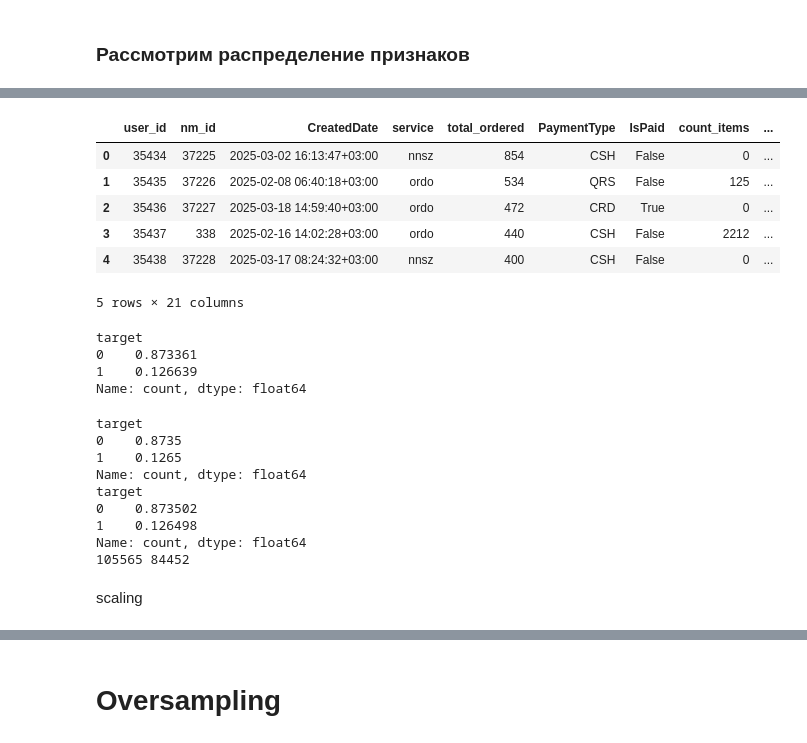
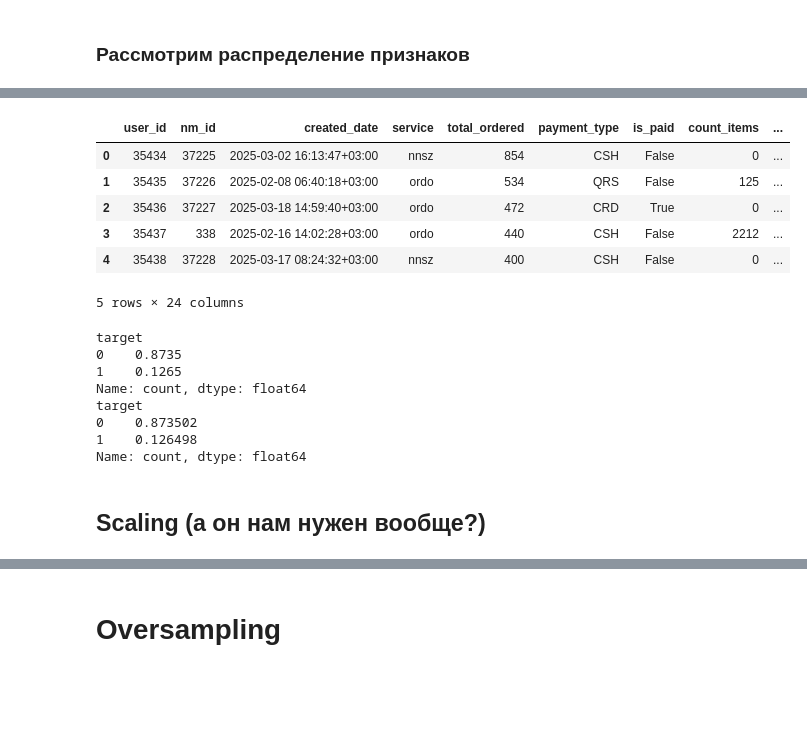
Before and after one commit to timu-ryan/wb-hackathon, a Jupyter notebook: ml/stock_detection.ipynb, the cells around one changed output, grey strips where cells are left out. Cells and saved outputs as stored; diff of their text form; code cells hidden in the pictures; blank space fills up the shorter version.

```diff
--- a/ml/stock_detection.ipynb
+++ b/ml/stock_detection.ipynb
@@ -126,0 +153,20 @@ FileNotFoundError: [Errno 2] No such file or directory: './data/df_test.csv'
+# %%
+# Обернем в функцию чтобы после применить на тестовом датасете
+def base_preprocess(df):
+
+    columns = list(df.columns)
+
+    # Последовательное переименование каждого столбца в snake case
+    for i, column in enumerate(columns):
+        columns[i] = ''.join(['_' + i.lower() if i.isupper() else i for i in column]).lstrip('_')
+
+    df.columns = columns
+
+    # Преобразование столбца со временем в datetime
+    df['created_date'] = pd.to_datetime(df['created_date'])
+
+    df['day'] = df['created_date'].dt.day
+    df['hour'] = df['created_date'].dt.hour
+    df['weekday'] = df['created_date'].dt.weekday
+
+    return df
@@ -258,12 +293,13 @@ The palette list has fewer values (3) than needed (7) and will cycle, which may
 # %%
-#Скачиваем тестовый датасет
-data_test = pd.read_csv('df_test.csv')
+# Скачиваем тестовый датасет
+data_test = pd.read_csv('./data/df_test.csv')
+data_test = base_preprocess(data_test)
 data_test.head()
 # %% [output]
-|  | user_id | nm_id | CreatedDate | service | total_ordered | PaymentType | IsPaid | count_items | ... |
+|  | user_id | nm_id | created_date | service | total_ordered | payment_type | is_paid | count_items | ... |
 | 0 | 35434 | 37225 | 2025-03-02 16:13:47+03:00 | nnsz | 854 | CSH | False | 0 | ... |
 | 1 | 35435 | 37226 | 2025-02-08 06:40:18+03:00 | ordo | 534 | QRS | False | 125 | ... |
 | 2 | 35436 | 37227 | 2025-03-18 14:59:40+03:00 | ordo | 472 | CRD | True | 0 | ... |
 | 3 | 35437 | 338 | 2025-02-16 14:02:28+03:00 | ordo | 440 | CSH | False | 2212 | ... |
 | 4 | 35438 | 37228 | 2025-03-17 08:24:32+03:00 | nnsz | 400 | CSH | False | 0 | ... |
-5 rows × 21 columns
+5 rows × 24 columns
@@ -276,21 +306,15 @@ data_test['weekday'] = data_test.CreatedDate_datetime.dt.weekday
-# %%
-print(data_test['target'].value_counts()/data_test.shape[0])
-# %% [output]
-target
-0    0.873361
-1    0.126639
-Name: count, dtype: float64
 # %%
-#Отбирать меньше наблюдений, чтобы быстрее считалось
+# Отбираем меньше наблюдений, чтобы быстрее считалось
 data_percent, _ = train_test_split(
-    data,
+    data_train,
     train_size=0.8,
-    stratify=data['target'],
+    stratify=data_train['target'],
     random_state=RANDOM_STATE
 )
-print(data['target'].value_counts()/data.shape[0])
-print(data_percent['target'].value_counts()/data_percent.shape[0])
-print(data.shape[0], data_percent.shape[0])
+
+print(data_train['target'].value_counts() / data_train.shape[0])
+print(data_percent['target'].value_counts() / data_percent.shape[0])
+# уменьшили выборку, сохранив соотношение классов в target
 # %% [output]
 target
 0    0.8735
@@ -300,7 +324,6 @@ target
 0    0.873502
 1    0.126498
 Name: count, dtype: float64
-105565 84452
 # %% [markdown]
-scaling
+## Scaling (а он нам нужен вообще?)
 # %%
```
Also changed, not shown: parts of 27 cells of this notebook, 1 other file.
